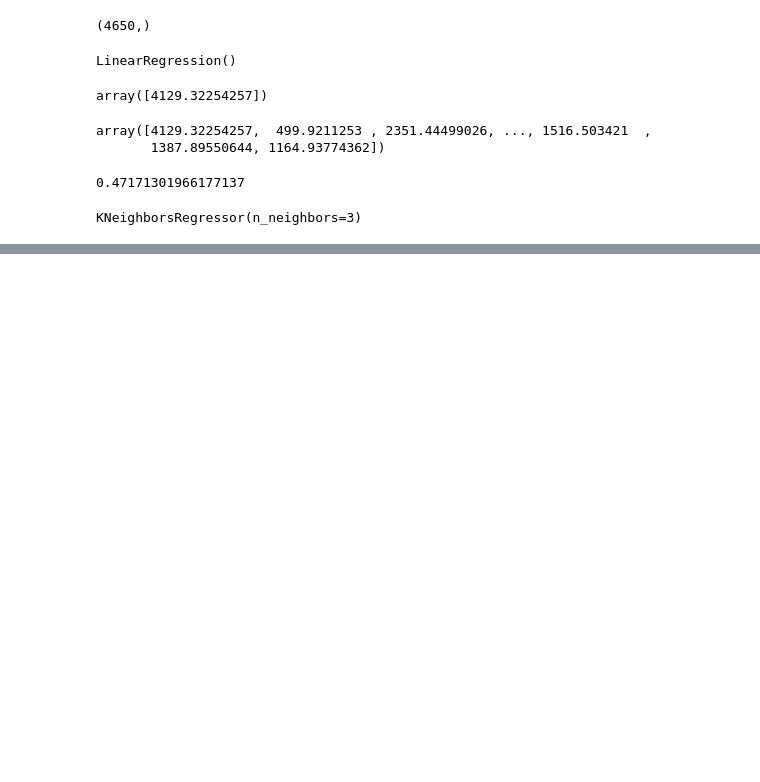
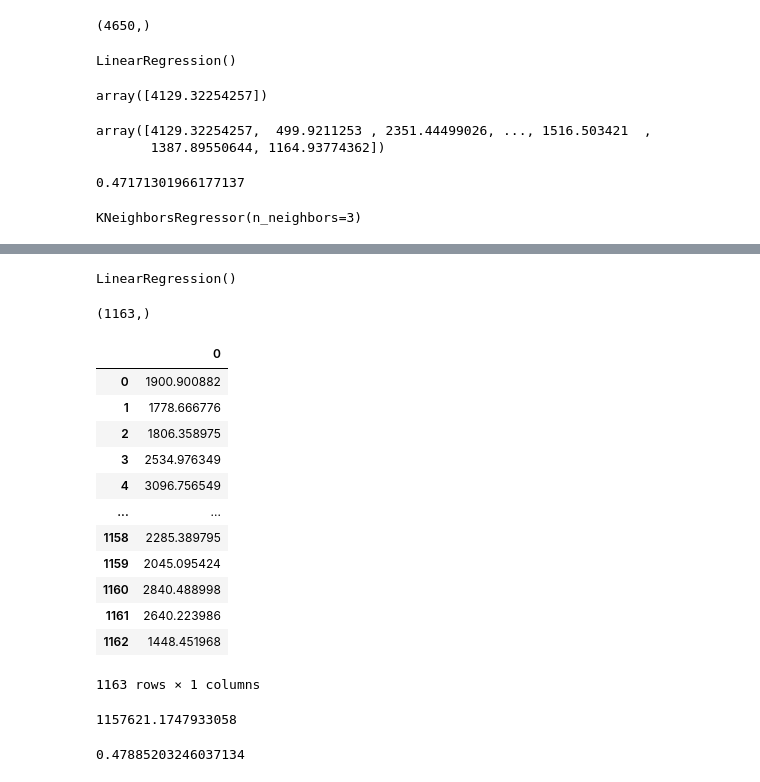
Before and after one commit to wilsonfffs/CODING-DOJO, a Jupyter notebook: Proyecto__1__Parte_3_4_5.ipynb, the cells around one changed output, grey strips where cells are left out. Drawn from its saved outputs; the diff is of its cells as text; code cells hidden in the pictures; blank space fills up the shorter version.

```diff
--- a/Proyecto__1__Parte_3_4_5.ipynb
+++ b/Proyecto__1__Parte_3_4_5.ipynb
@@ -773,0 +836,30 @@ Item_Outlet_Sales_pre
+# %%
+regression_model = LinearRegression()
+# %%
+regression_model.fit(X_train, y_train)
+# %% [output]
+LinearRegression()
+# %%
+y_predicted = regression_model.predict(X_test)
+# %%
+y_predicted.shape
+# %% [output]
+(1163,)
+# %%
+Predicion  = pd.DataFrame(y_predicted)
+# %%
+Predicion
+# %% [output]
+|  | 0 |
+| 0 | 1900.900882 |
+| 1 | 1778.666776 |
+| 2 | 1806.358975 |
+| 3 | 2534.976349 |
+| 4 | 3096.756549 |
+| ... | ... |
+| 1158 | 2285.389795 |
+| 1159 | 2045.095424 |
+| 1160 | 2840.488998 |
+| 1161 | 2640.223986 |
+| 1162 | 1448.451968 |
+1163 rows × 1 columns
@@ -773,0 +871,8 @@ Item_Outlet_Sales_pre
+# %%
+rmse
+# %% [output]
+1157621.1747933058
+# %%
+r2
+# %% [output]
+0.47885203246037134
```
Also changed, not shown: parts of 20 cells of this notebook.
